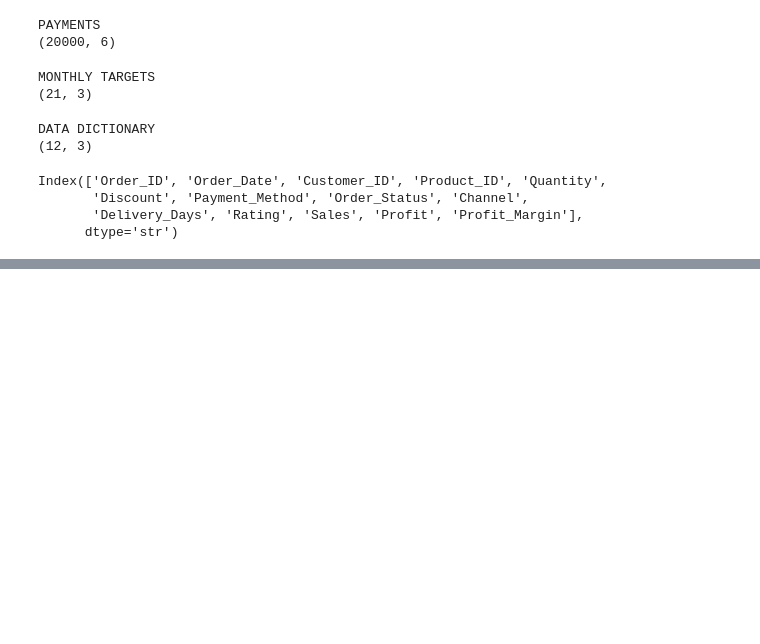
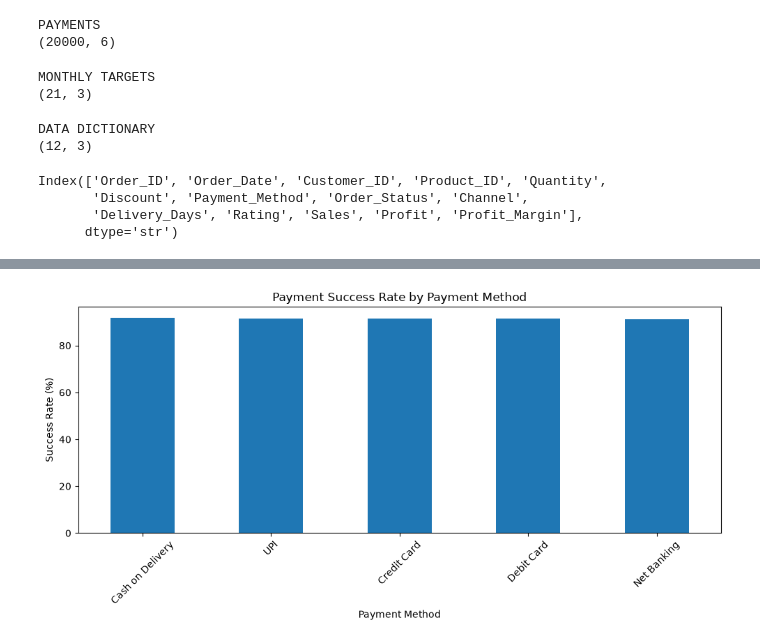
Before and after one commit to vedantd621-bot/BUS_INSIDE, a Jupyter notebook: NOTEBOOKS/lode_DATA.ipynb, the cells around one changed output, grey strips where cells are left out. Drawn from its saved outputs; the diff is of its cells as text; code cells hidden in the pictures; blank space fills up the shorter version.

```diff
--- a/NOTEBOOKS/lode_DATA.ipynb
+++ b/NOTEBOOKS/lode_DATA.ipynb
@@ -283,9 +657,9 @@ payment_performance.sort_values("Success_Rate_%", ascending=False)
 # %%
-df['Payment_Date'] = pd.to_datetime(df['Payment_Date'])
+payments['Payment_Date'] = pd.to_datetime(payments['Payment_Date'])
 
-df['Payment_Month'] = df['Payment_Date'].dt.to_period('M').astype(str)
+payments['Payment_Month'] = payments['Payment_Date'].dt.to_period('M').astype(str)
 
-monthly_payment = df.groupby('Payment_Month').agg(
+monthly_payment = payments.groupby('Payment_Month').agg(
     Total_Payments=('Payment_ID', 'count'),
     Successful=('Payment_Status', lambda x: (x == 'Successful').sum()),
     Failed=('Payment_Status', lambda x: (x == 'Failed').sum())
@@ -299,0 +865,24 @@ monthly_payment
+# %%
+payment_method_performance = payments.groupby("Payment_Method").agg(
+    Total=("Payment_ID", "count"),
+    Successful=("Payment_Status", lambda x: (x == "Successful").sum())
+)
+
+payment_method_performance["Success_Rate_%"] = (
+    payment_method_performance["Successful"] /
+    payment_method_performance["Total"] * 100
+).round(2)
+
+payment_method_performance["Success_Rate_%"].sort_values(ascending=False).plot(
+    kind="bar",
+    figsize=(10, 5)
+)
+
+plt.title("Payment Success Rate by Payment Method")
+plt.xlabel("Payment Method")
+plt.ylabel("Success Rate (%)")
+plt.xticks(rotation=45)
+plt.tight_layout()
+plt.show()
+# %% [output]
+[figure, added]
```
Also changed, not shown: parts of 54 cells of this notebook.
